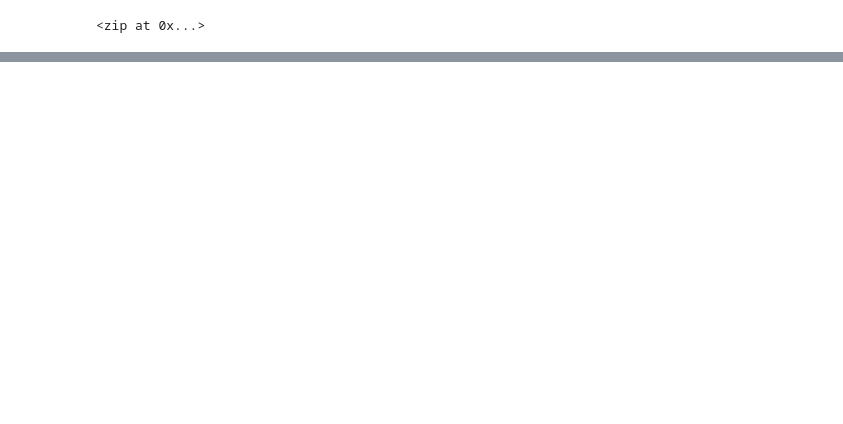
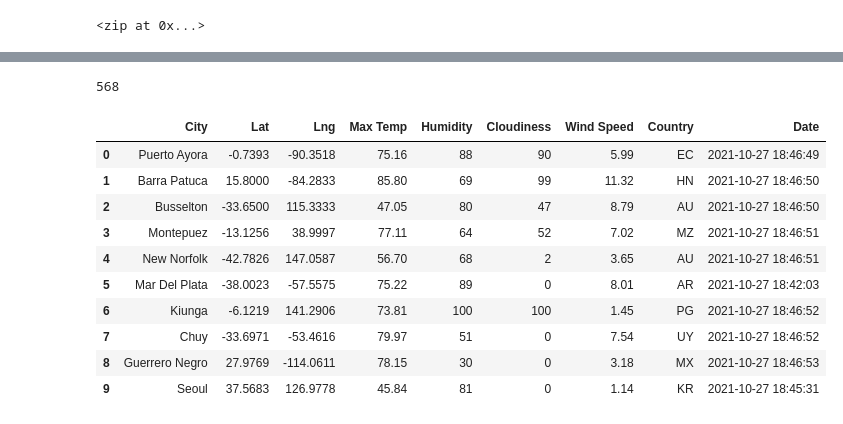
Before and after one commit to dseg27/World_Weather_Analysis, a Jupyter notebook: WeatherPy.ipynb, the cells around one changed output, grey strips where cells are left out. Saved outputs shown, nothing was run; the diff lists cells and outputs as text; code cells hidden in the pictures; blank space fills up the shorter version.

Commit message:
added city data from API

```diff
--- a/WeatherPy.ipynb
+++ b/WeatherPy.ipynb
@@ -36,0 +47,3 @@ len(cities)
+# %%
+# Starting URL for Weather Map API Call.
+url = "http://api.openweathermap.org/data/2.5/weather?units=Imperial&APPID=" + weather_api_key
@@ -36,0 +135,20 @@ len(cities)
+# %%
+len(city_data)
+# %% [output]
+568
+# %%
+# Convert the array of dictionarues in city_data[] to a Pandas DataFrame
+city_data_df = pd.DataFrame(city_data)
+city_data_df.head(10)
+# %% [output]
+|  | City | Lat | Lng | Max Temp | Humidity | Cloudiness | Wind Speed | Country | Date |
+| 0 | Puerto Ayora | -0.7393 | -90.3518 | 75.16 | 88 | 90 | 5.99 | EC | 2021-10-27 18:46:49 |
+| 1 | Barra Patuca | 15.8000 | -84.2833 | 85.80 | 69 | 99 | 11.32 | HN | 2021-10-27 18:46:50 |
+| 2 | Busselton | -33.6500 | 115.3333 | 47.05 | 80 | 47 | 8.79 | AU | 2021-10-27 18:46:50 |
+| 3 | Montepuez | -13.1256 | 38.9997 | 77.11 | 64 | 52 | 7.02 | MZ | 2021-10-27 18:46:51 |
+| 4 | New Norfolk | -42.7826 | 147.0587 | 56.70 | 68 | 2 | 3.65 | AU | 2021-10-27 18:46:51 |
+| 5 | Mar Del Plata | -38.0023 | -57.5575 | 75.22 | 89 | 0 | 8.01 | AR | 2021-10-27 18:42:03 |
+| 6 | Kiunga | -6.1219 | 141.2906 | 73.81 | 100 | 100 | 1.45 | PG | 2021-10-27 18:46:52 |
+| 7 | Chuy | -33.6971 | -53.4616 | 79.97 | 51 | 0 | 7.54 | UY | 2021-10-27 18:46:52 |
+| 8 | Guerrero Negro | 27.9769 | -114.0611 | 78.15 | 30 | 0 | 3.18 | MX | 2021-10-27 18:46:53 |
+| 9 | Seoul | 37.5683 | 126.9778 | 45.84 | 81 | 0 | 1.14 | KR | 2021-10-27 18:45:31 |
```
Also changed, not shown: parts of 7 cells of this notebook, 3 other files.
